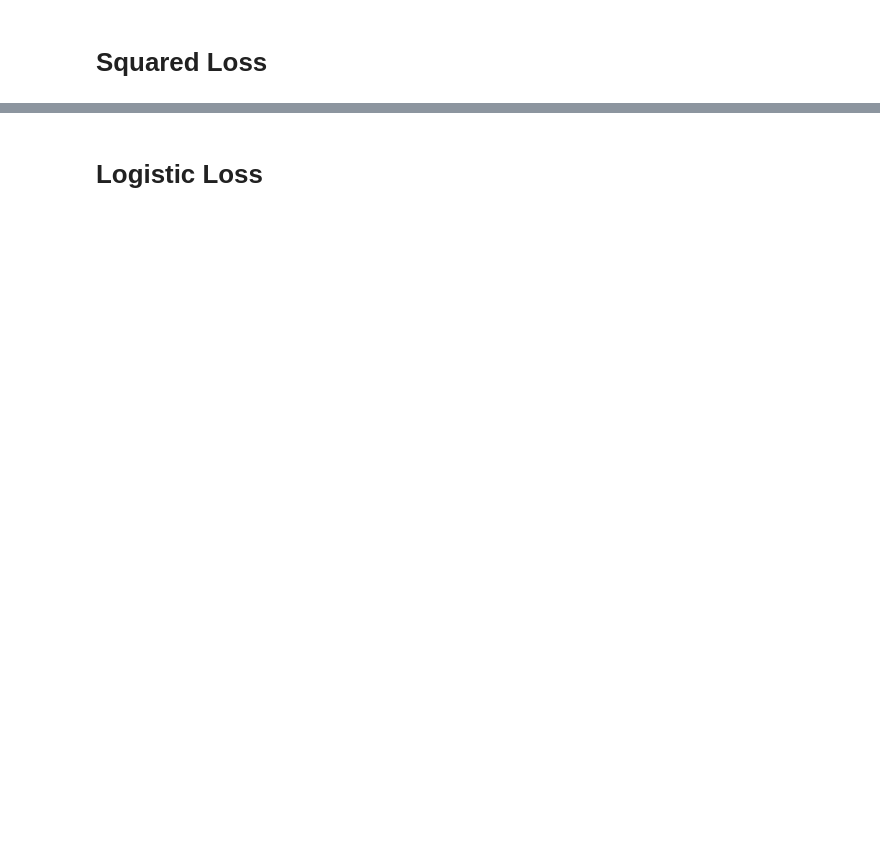
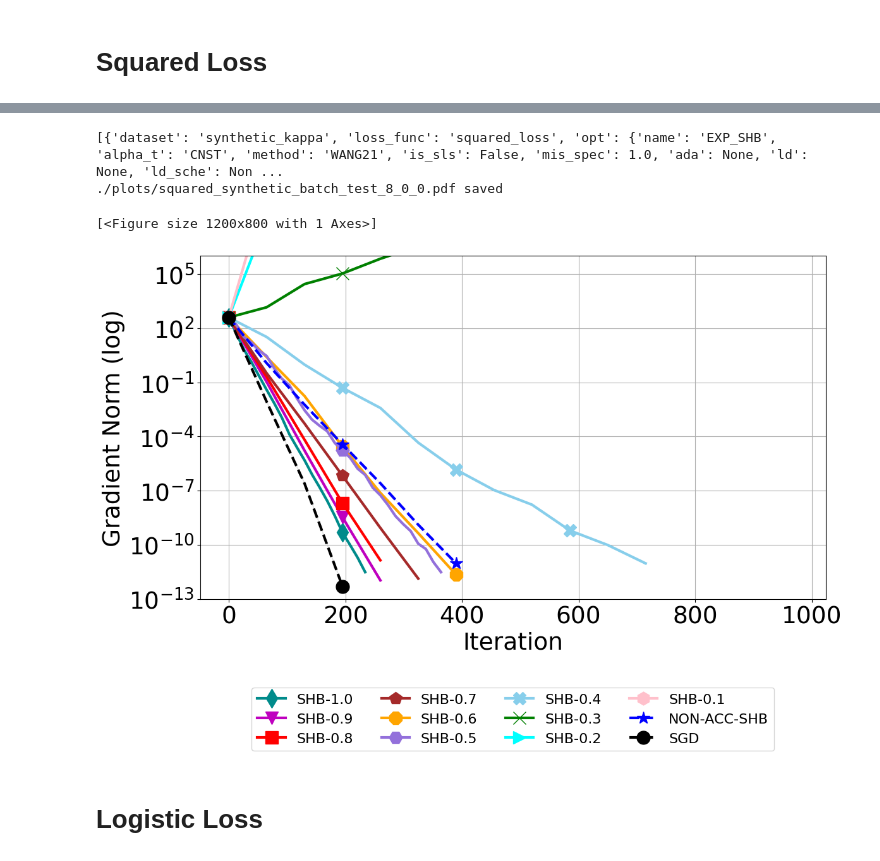
Before and after one commit to anh-dang/expsls, a Jupyter notebook: results.ipynb, the cells around one changed output, grey strips where cells are left out. Saved outputs shown, nothing was run; the diff lists cells and outputs as text; code cells hidden in the pictures; blank space fills up the shorter version.

```diff
--- a/results.ipynb
+++ b/results.ipynb
@@ -384,3 +677,53 @@ rm.get_plot_all(
+# %%
+savedir_synthetic_quad_test = base + 'output_synthetic_quad_test'
+show_legend_all=None
+rm = hr.ResultManager(
+                    exp_list= loss_exp_dict["squared_loss"],
+                    savedir_base=savedir_synthetic_batch_1,
+                    filterby_list=combined_filter_dict["squared_loss"],
+                    verbose= 0
+                     )
+rm.get_plot_all(
+    avg_across='runs',
+    plot_median=True,
+    order='metrics_by_groups',
+    show_legend_all=show_legend_all,
+    legend_last_row_only=True,
+    y_metric_list =  ['grad_norm'],
+    x_metric='itr',
+    legend_list=['opt.name'],
+#     title_list = ['dataset'],
+    groupby_list = ['dataset', 'model'],
+    log_metric_list = ["grad_norm", "alpha_k"],
+    legend_fontsize=16,
+    x_fontsize=27,
+    y_fontsize=27,
+    xtick_fontsize=27,
+    ytick_fontsize=27,
+    title_fontsize=18,
+    result_step=13,
+    ylim_list=[[(10**(-13), 10**(6))]],# (10**(-3), 24), (10**(-3.1), 10**(-.8))]],(10**(0), 1e6)(-0.1, 1.1)(10**(-15), 10**(-4))
+
+    map_ylabel_list=[{'train_loss':'Train loss'},
+                     {'val_acc':'Validation accuracy'},
+                     {'grad_norm': 'Gradient Norm'},
+                     {'alpha_k': 'alpha_k'},
+                     {'beta_k': 'beta_k'},
+                     {'lambda_k': 'lambda_k'},
+                     {'n_grad_evals': 'Number of stochastic gradient evaluations'}],
+    map_xlabel_list=[{'itr': 'Iteration'}],
+                figsize=(12,8),
+    plot_confidence=False,
+     legend_kwargs={'bbox_to_anchor':[0.5, -0.35],
+                           'borderaxespad':0.,
+                           'ncol':4,'loc':'center'},
+    savedir_plots=f'./plots/squared_synthetic_batch_test_{kappa}_{variance}'
+            )
+# %% [output]
+[{'dataset': 'synthetic_kappa', 'loss_func': 'squared_loss', 'opt': {'name': 'EXP_SHB', 'alpha_t': 'CNST', 'method': 'WANG21', 'is_sls': False, 'mis_spec': 1.0, 'ada': None, 'ld': None, 'ld_sche': Non ...
+./plots/squared_synthetic_batch_test_8_0_0.pdf saved
+[<Figure size 1200x800 with 1 Axes>]
+[figure, added]
 # %% [markdown]
 # Logistic Loss
 # %%
```
Also changed, not shown: parts of 11 cells of this notebook, 14 other files.
